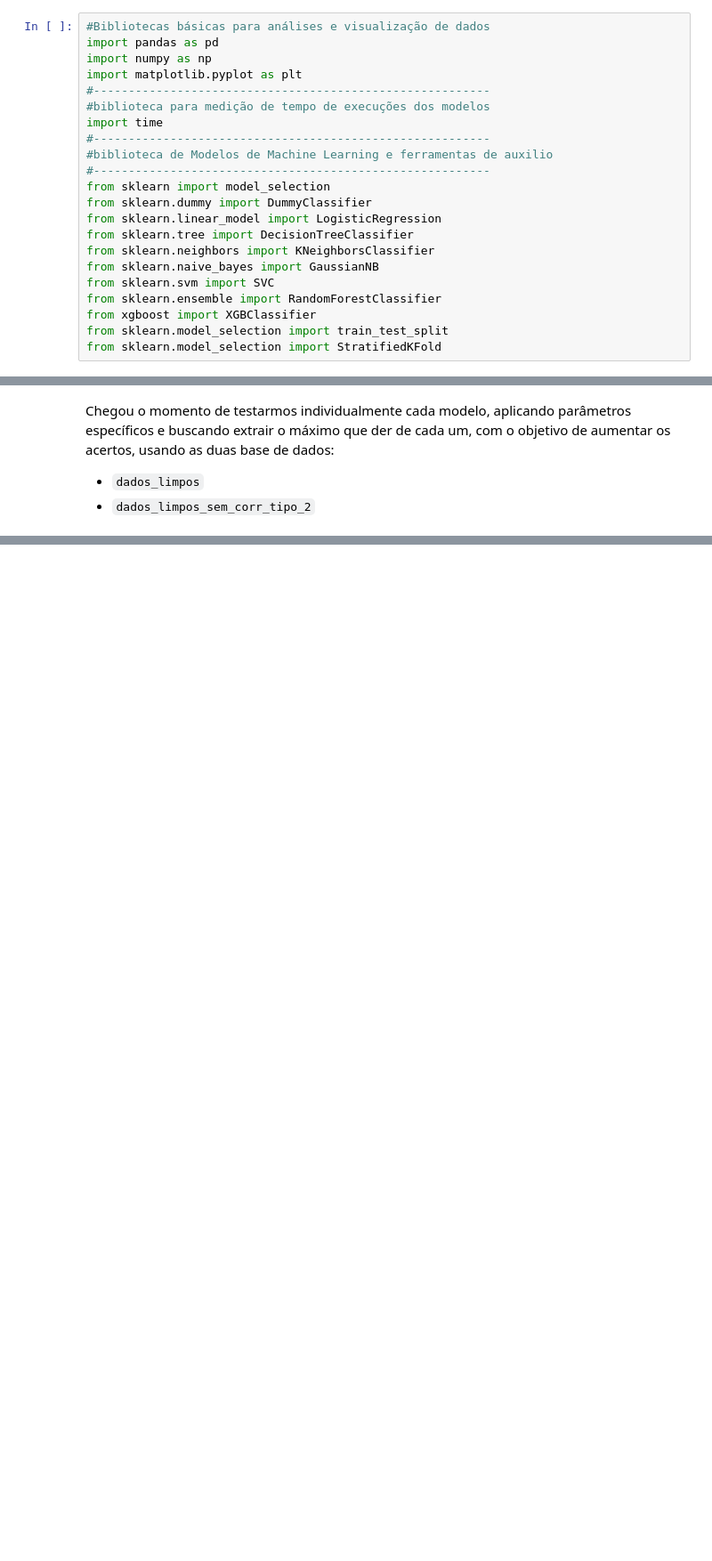
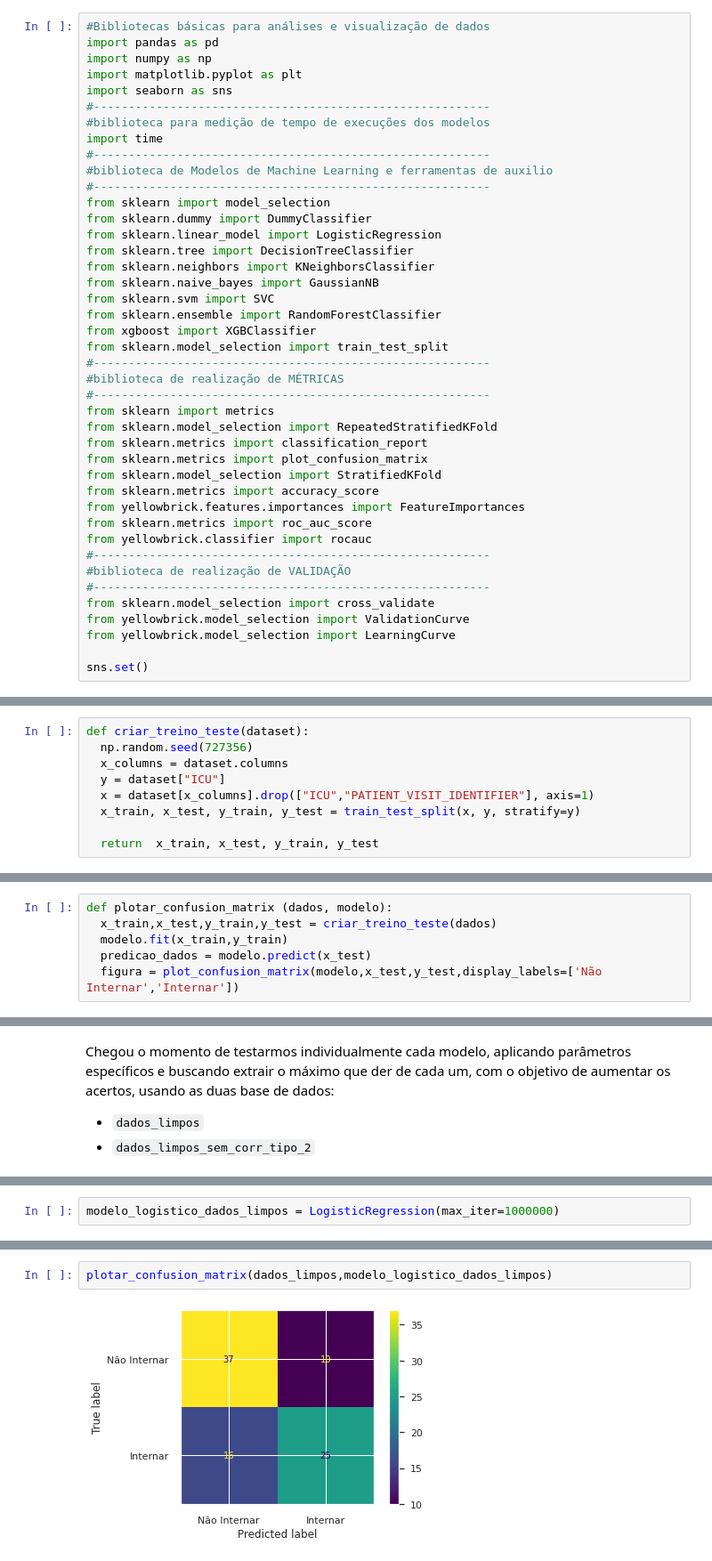
Before and after one commit to MatheusOrange211/Sirio_Libanes_ICU_Prediction, a Jupyter notebook: 2_Implementação_de_Modelos.ipynb, the cells around one changed output, grey strips where cells are left out. Shown at 89% size. Drawn from its saved outputs; the diff is of its cells as text; blank space fills up the shorter version.

```diff
--- a/2_Implementação_de_Modelos.ipynb
+++ b/2_Implementação_de_Modelos.ipynb
@@ -24,6 +24,7 @@ Importaremos as bibliotecas básicas usadas no desenvolvimento de análises e tr
 import pandas as pd
 import numpy as np
 import matplotlib.pyplot as plt
+import seaborn as sns
 #---------------------------------------------------------
 #biblioteca para medição de tempo de execuções dos modelos
 import time
@@ -40,7 +41,26 @@ from sklearn.svm import SVC
 from sklearn.ensemble import RandomForestClassifier
 from xgboost import XGBClassifier
 from sklearn.model_selection import train_test_split
+#---------------------------------------------------------
+#biblioteca de realização de MÉTRICAS
+#---------------------------------------------------------
+from sklearn import metrics
+from sklearn.model_selection import RepeatedStratifiedKFold
+from sklearn.metrics import classification_report
+from sklearn.metrics import plot_confusion_matrix
 from sklearn.model_selection import StratifiedKFold
+from sklearn.metrics import accuracy_score
+from yellowbrick.features.importances import FeatureImportances
+from sklearn.metrics import roc_auc_score
+from yellowbrick.classifier import rocauc
+#---------------------------------------------------------
+#biblioteca de realização de VALIDAÇÃO
+#---------------------------------------------------------
+from sklearn.model_selection import cross_validate
+from yellowbrick.model_selection import ValidationCurve
+from yellowbrick.model_selection import LearningCurve
+
+sns.set()
 # %% [markdown]
 # Dados
 
@@ -209,0 +232,9 @@ def rodar_varios_modelos(dataset):
+# %%
+def criar_treino_teste(dataset):
+  np.random.seed(727356)
+  x_columns = dataset.columns
+  y = dataset["ICU"]
+  x = dataset[x_columns].drop(["ICU","PATIENT_VISIT_IDENTIFIER"], axis=1)
+  x_train, x_test, y_train, y_test = train_test_split(x, y, stratify=y)
+
+  return  x_train, x_test, y_train, y_test
@@ -209,0 +312,6 @@ def rodar_varios_modelos(dataset):
+# %%
+def plotar_confusion_matrix (dados, modelo):
+  x_train,x_test,y_train,y_test = criar_treino_teste(dados)
+  modelo.fit(x_train,y_train)
+  predicao_dados = modelo.predict(x_test)
+  figura = plot_confusion_matrix(modelo,x_test,y_test,display_labels=['Não Internar','Internar'])
@@ -645,0 +768,2 @@ Chegou o momento de testarmos individualmente cada modelo, aplicando parâmetros
+# %%
+modelo_logistico_dados_limpos = LogisticRegression(max_iter=1000000)
@@ -645,0 +779,4 @@ Chegou o momento de testarmos individualmente cada modelo, aplicando parâmetros
+# %%
+plotar_confusion_matrix(dados_limpos,modelo_logistico_dados_limpos)
+# %% [output]
+[figure, added]
```
Also changed, not shown: parts of 115 cells of this notebook.
